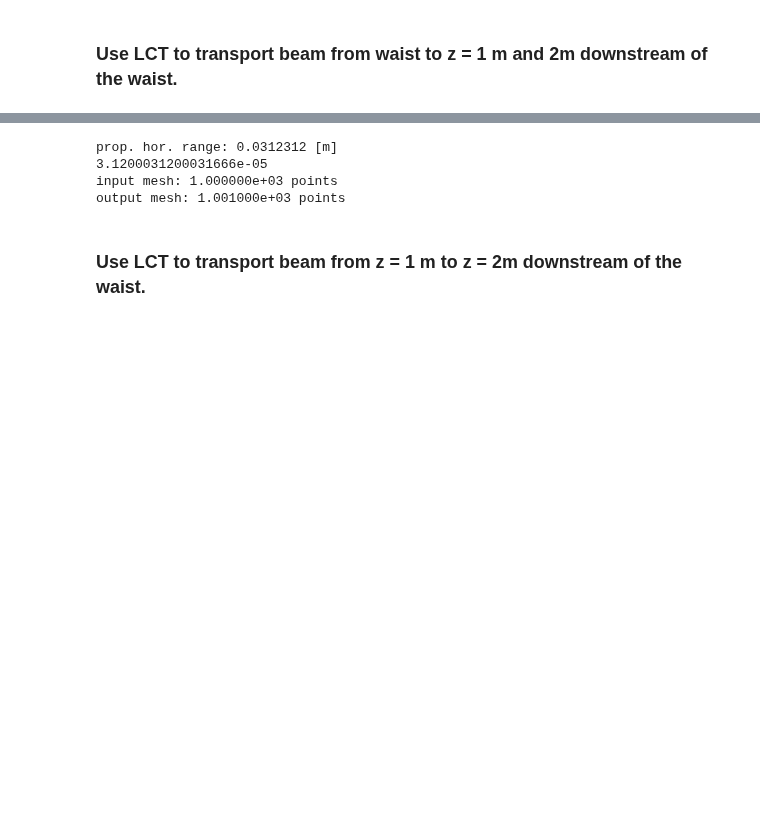
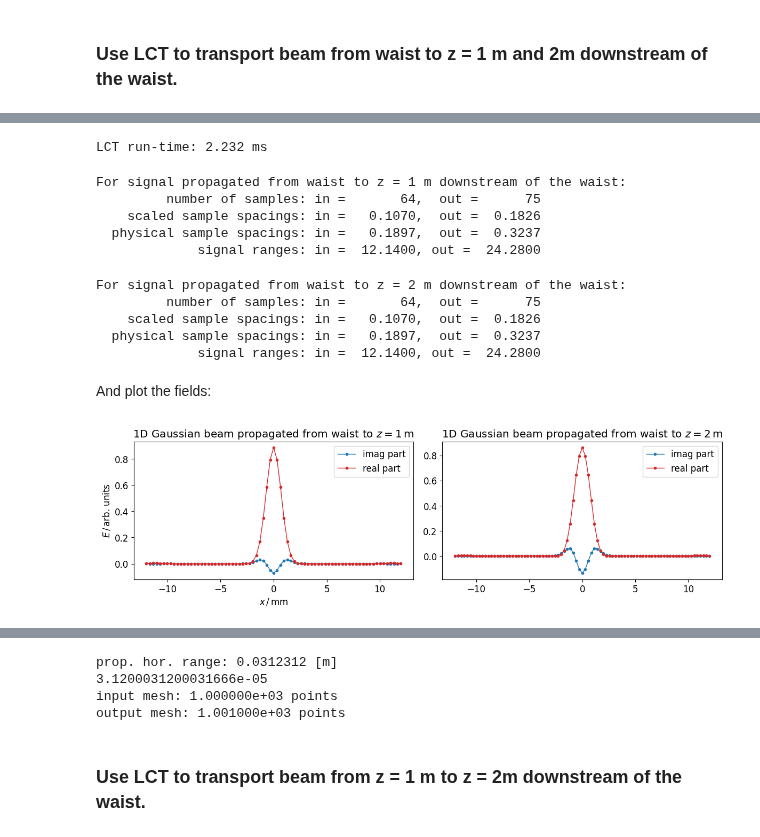
Before and after one commit to radiasoft/rslight, a Jupyter notebook: LCT/TestFastLCT.ipynb, the cells around one changed output, grey strips where cells are left out. Saved outputs shown, nothing was run; the diff lists cells and outputs as text; code cells hidden in the pictures; blank space fills up the shorter version.

```diff
--- a/LCT/TestFastLCT.ipynb
+++ b/LCT/TestFastLCT.ipynb
@@ -1126,0 +1324,76 @@ LCT runtime: 0.00622 seconds
+# %%
+t0 = tm.time()
+signal_E02_scl = apply_lct(M_dr2_scl, signal_E0_scl)
+t1 = tm.time()
+print("LCT run-time: {0:5.3f} ms".format((t1 - t0) / si_m))
+# %% [output]
+LCT run-time: 2.232 ms
+# %%
+du01, E1d01 = signal_E01_scl
+dx01 = l_scale * du01
+Nx01 = E1d01.size
+Dx01 = Nx01 * dx01
+print("For signal propagated from waist to z = 1 m downstream of the waist:")
+print("         number of samples: in =  {0:7d},  out = {1:7d}".format(Nx0, Nx01))
+print("    scaled sample spacings: in =  {0:7.4f},  out = {1:7.4f}".format(du0, du01))
+print("  physical sample spacings: in =  {0:7.4f},  out = {1:7.4f}".format(dx0, dx01))
+print("             signal ranges: in = {0:8.4f}, out = {1:8.4f}".format(Dx0, Dx01))
+# %% [output]
+For signal propagated from waist to z = 1 m downstream of the waist:
+         number of samples: in =       64,  out =      75
+    scaled sample spacings: in =   0.1070,  out =  0.1826
+  physical sample spacings: in =   0.1897,  out =  0.3237
+             signal ranges: in =  12.1400, out =  24.2800
+# %%
+du02, E1d02 = signal_E02_scl
+dx02 = l_scale * du02
+Nx02 = E1d02.size
+Dx02 = Nx02 * dx02
+print("For signal propagated from waist to z = 2 m downstream of the waist:")
+print("         number of samples: in =  {0:7d},  out = {1:7d}".format(Nx0, Nx01))
+print("    scaled sample spacings: in =  {0:7.4f},  out = {1:7.4f}".format(du0, du01))
+print("  physical sample spacings: in =  {0:7.4f},  out = {1:7.4f}".format(dx0, dx01))
+print("             signal ranges: in = {0:8.4f}, out = {1:8.4f}".format(Dx0, Dx01))
+# %% [output]
+For signal propagated from waist to z = 2 m downstream of the waist:
+         number of samples: in =       64,  out =      75
+    scaled sample spacings: in =   0.1070,  out =  0.1826
+  physical sample spacings: in =   0.1897,  out =  0.3237
+             signal ranges: in =  12.1400, out =  24.2800
+# %%
+xv01 = lct_abscissae(Nx01, dx01)
+xv02 = lct_abscissae(Nx02, dx02)
+# %% [markdown]
+And plot the fields:
+# %%
+n_cols = 2
+n_rows = 1
+sz_h = 6
+sz_v = sz_h / gr
+plt.figure(figsize = (sz_h * n_cols, sz_v * n_rows))
+idx = 0
+
+idx += 1
+xv = xv01
+ev = E1d01
+ax = plt.subplot(n_rows, n_cols, idx)
+plt.plot(xv, np.imag(ev), '.-C0', lw = 1, label = 'imag part')
+plt.plot(xv, np.real(ev), '.-C3', lw = 1, label = 'real part')
+plt.title(r'1D Gaussian beam propagated from waist to $z = 1\,$m')
+plt.xlabel(r'$x\,/\,$mm')
+plt.ylabel(r'$E\,/\,$arb. units')
+plt.legend()
+
+idx += 1
+xv = xv02
+ev = E1d02
+ax = plt.subplot(n_rows, n_cols, idx)
+plt.plot(xv, np.imag(ev), '.-C0', lw = 1, label = 'imag part')
+plt.plot(xv, np.real(ev), '.-C3', lw = 1, label = 'real part')
+plt.title(r'1D Gaussian beam propagated from waist to $z = 2\,$m')
+plt.legend()
+
+plt.tight_layout()
+plt.show()
+# %% [output]
+[figure, added]
```
Also changed, not shown: parts of 62 cells of this notebook.
